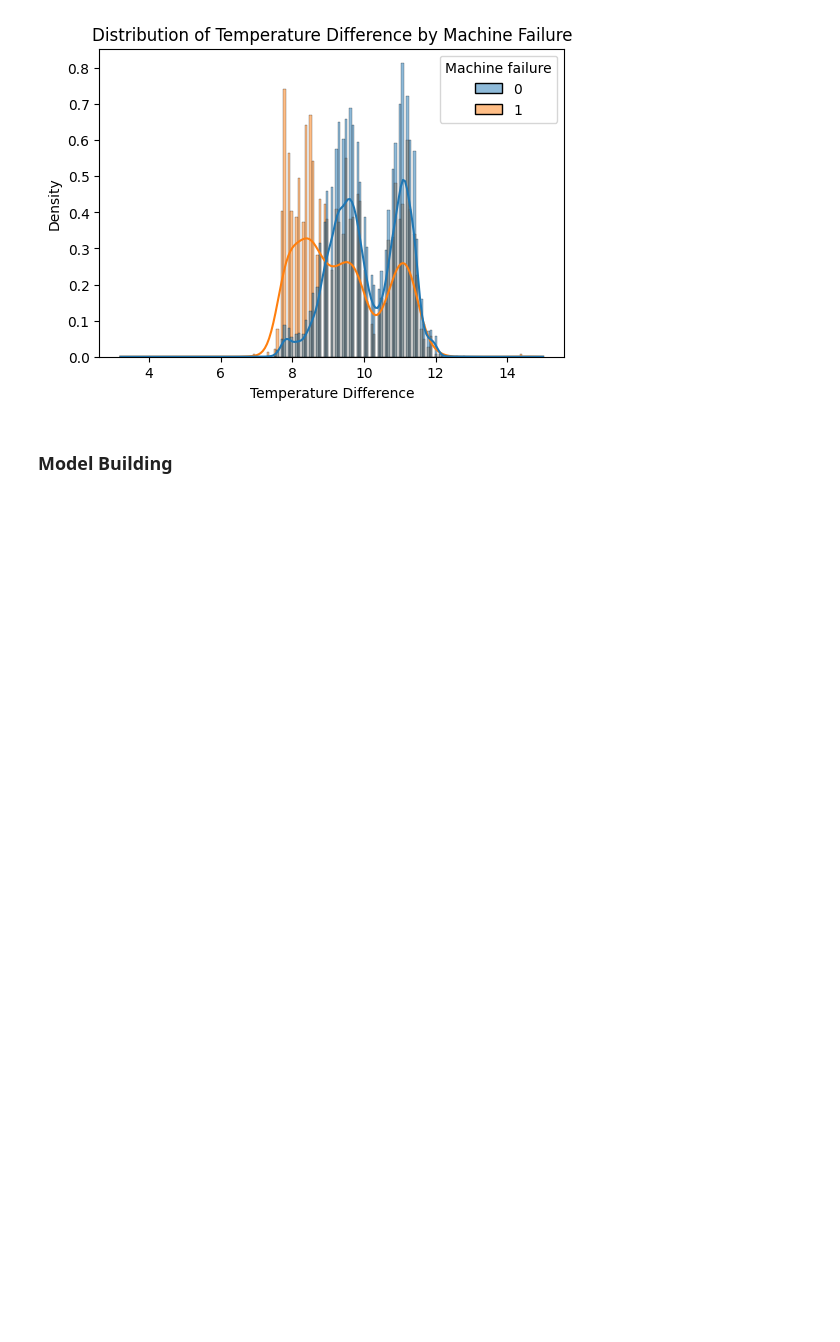
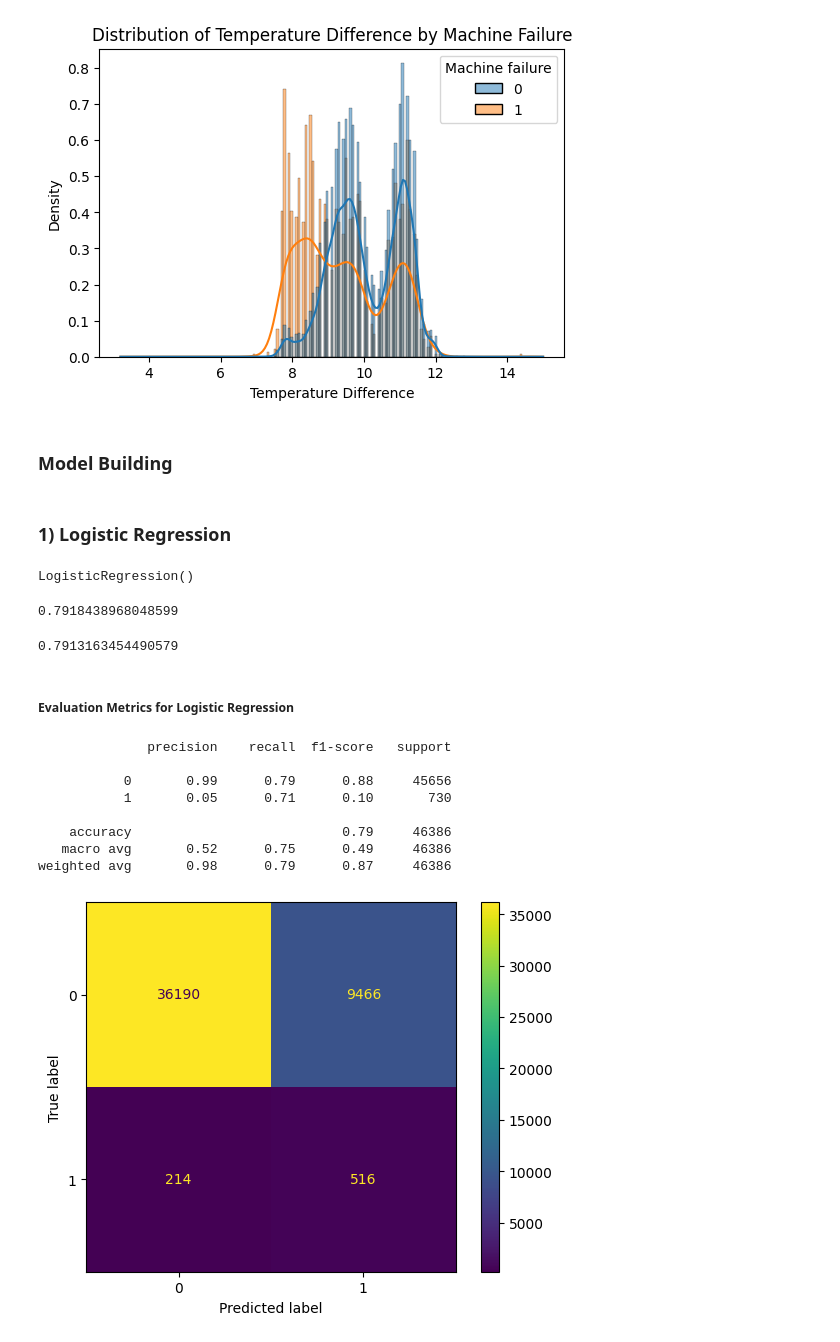
Before and after one commit to PrarthanaShende/Machine-Learning, a Jupyter notebook: Machine Failure Prediction/Machine Failure Prediction.ipynb, the cells around one changed output. Saved outputs shown, nothing was run; the diff lists cells and outputs as text; code cells hidden in the pictures; blank space fills up the shorter version.

Commit message:
Machine Failure Prediction project

```diff
--- a/Machine Failure Prediction/Machine Failure Prediction.ipynb
+++ b/Machine Failure Prediction/Machine Failure Prediction.ipynb
@@ -246,3 +246,37 @@ for col in num_features:
 [figure]
 # %% [markdown]
 ### Model Building
+# %% [markdown]
+###  1) Logistic Regression
+# %%
+from sklearn.linear_model import LogisticRegression
+
+model0 = LogisticRegression()
+model0.fit(x_sample1,y_sample1)
+# %% [output]
+LogisticRegression()
+# %%
+model0.score(xtrain,ytrain)
+# %% [output]
+0.7918438968048599
+# %%
+model0.score(xtest,ytest)
+# %% [output]
+0.7913163454490579
+# %% [markdown]
+##### Evaluation Metrics for Logistic Regression
+# %%
+from sklearn.metrics import ConfusionMatrixDisplay,classification_report
+ConfusionMatrixDisplay.from_estimator(model0,xtest,ytest)
+ypreds=model0.predict(xtest)
+print(classification_report(ytest,ypreds))
+# %% [output]
+              precision    recall  f1-score   support
+
+           0       0.99      0.79      0.88     45656
+           1       0.05      0.71      0.10       730
+
+    accuracy                           0.79     46386
+   macro avg       0.52      0.75      0.49     46386
+weighted avg       0.98      0.79      0.87     46386
+[figure, added]
```
Also changed, not shown: parts of 61 cells of this notebook, 3 other files.
